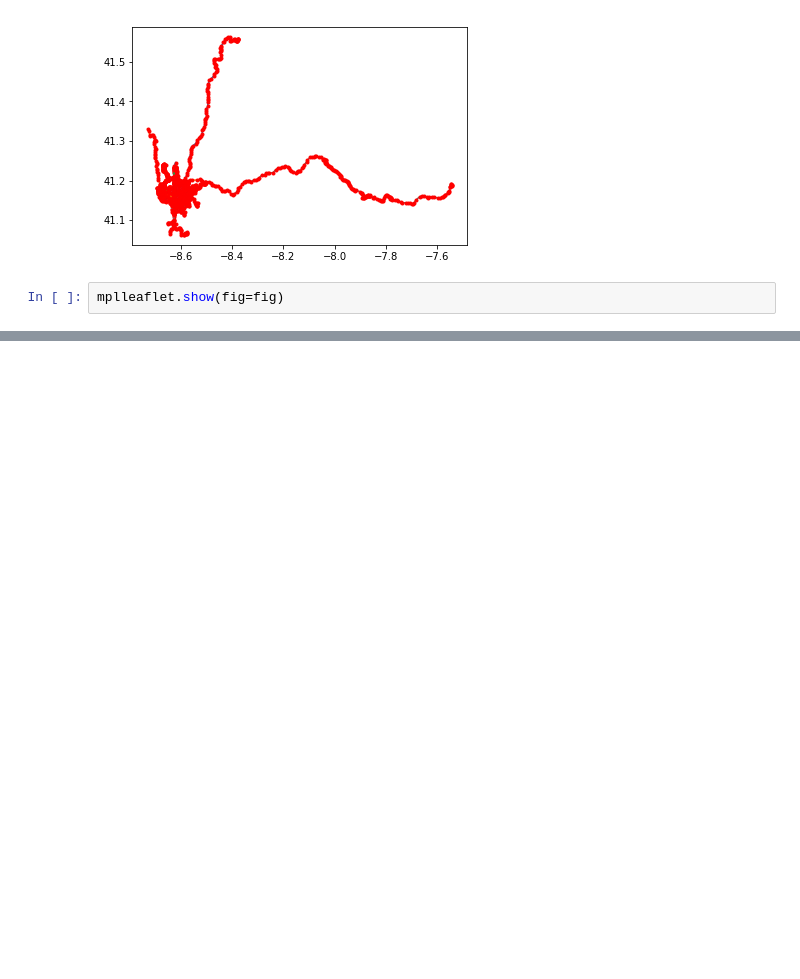
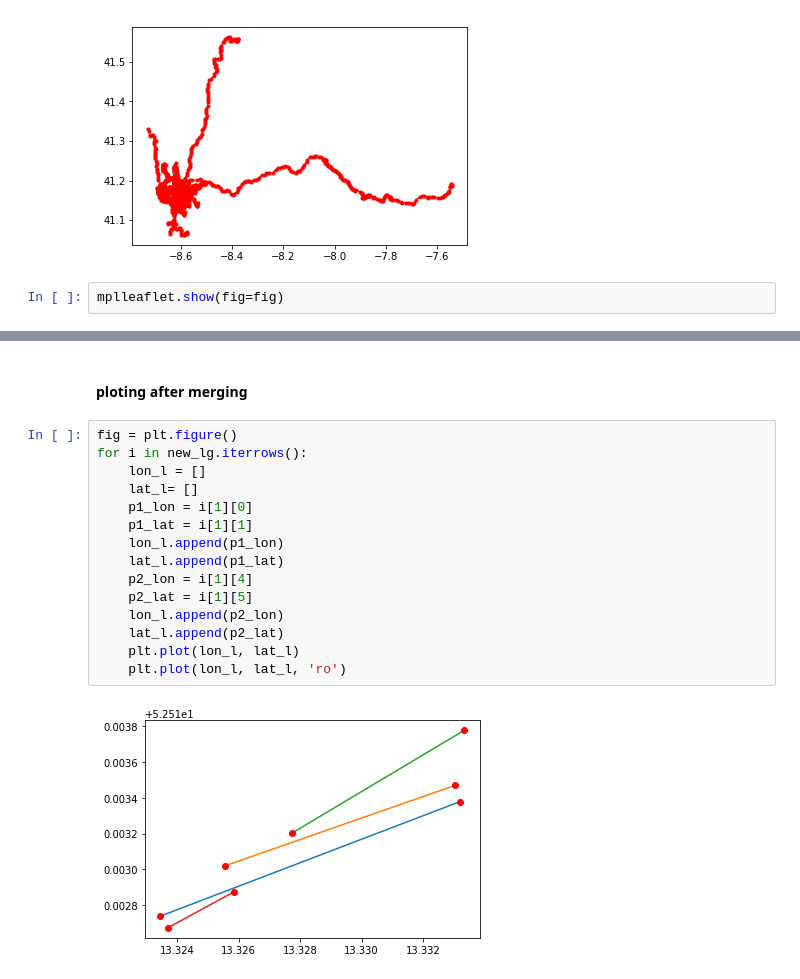
Before and after one commit to jiafug/dbpro, a Jupyter notebook: transform.ipynb, the cells around one changed output, grey strips where cells are left out. Cells and saved outputs as stored; diff of their text form; blank space fills up the shorter version.

```diff
--- a/transform.ipynb
+++ b/transform.ipynb
@@ -626,0 +756,19 @@ mplleaflet.show(fig=fig)
+# %% [markdown]
+#### ploting after merging
+# %%
+fig = plt.figure()
+for i in new_lg.iterrows():
+    lon_l = []
+    lat_l= []
+    p1_lon = i[1][0]
+    p1_lat = i[1][1]
+    lon_l.append(p1_lon)
+    lat_l.append(p1_lat)
+    p2_lon = i[1][4]
+    p2_lat = i[1][5]
+    lon_l.append(p2_lon)
+    lat_l.append(p2_lat)
+    plt.plot(lon_l, lat_l)
+    plt.plot(lon_l, lat_l, 'ro')
+# %% [output]
+[figure, added]
```
Also changed, not shown: parts of 15 cells of this notebook.
